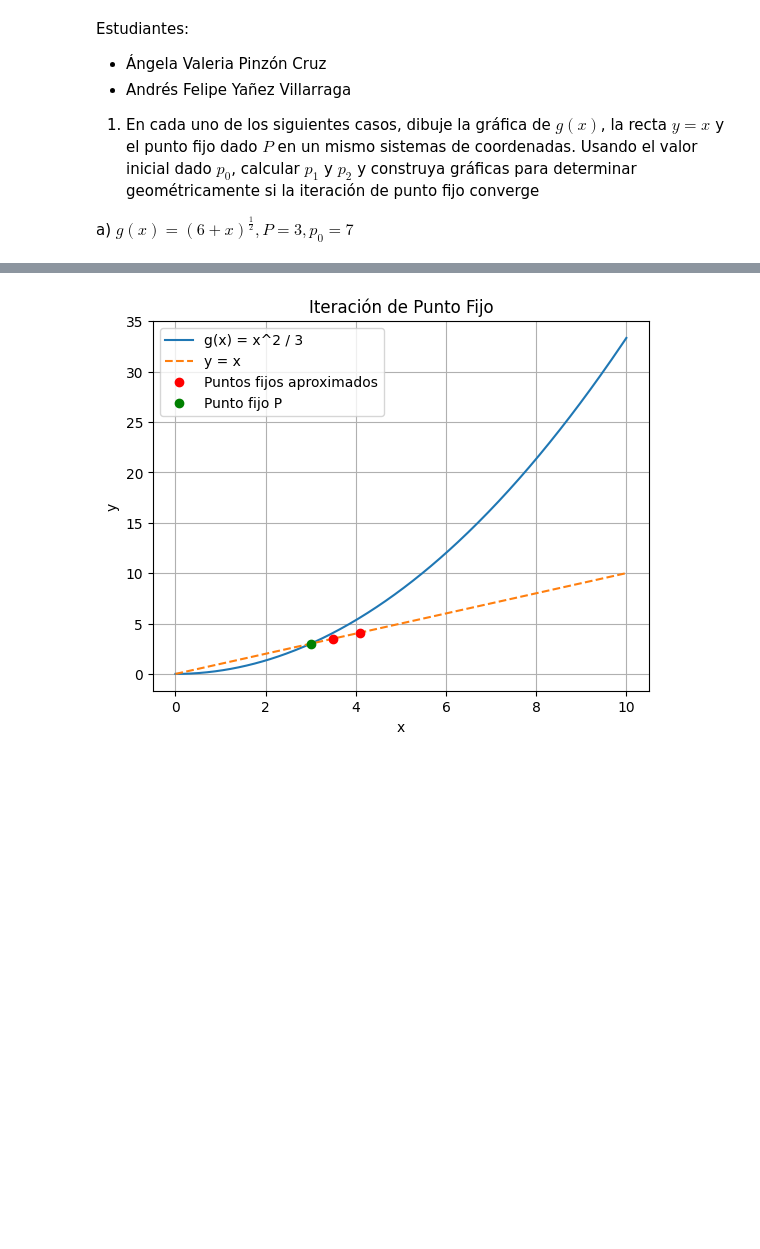
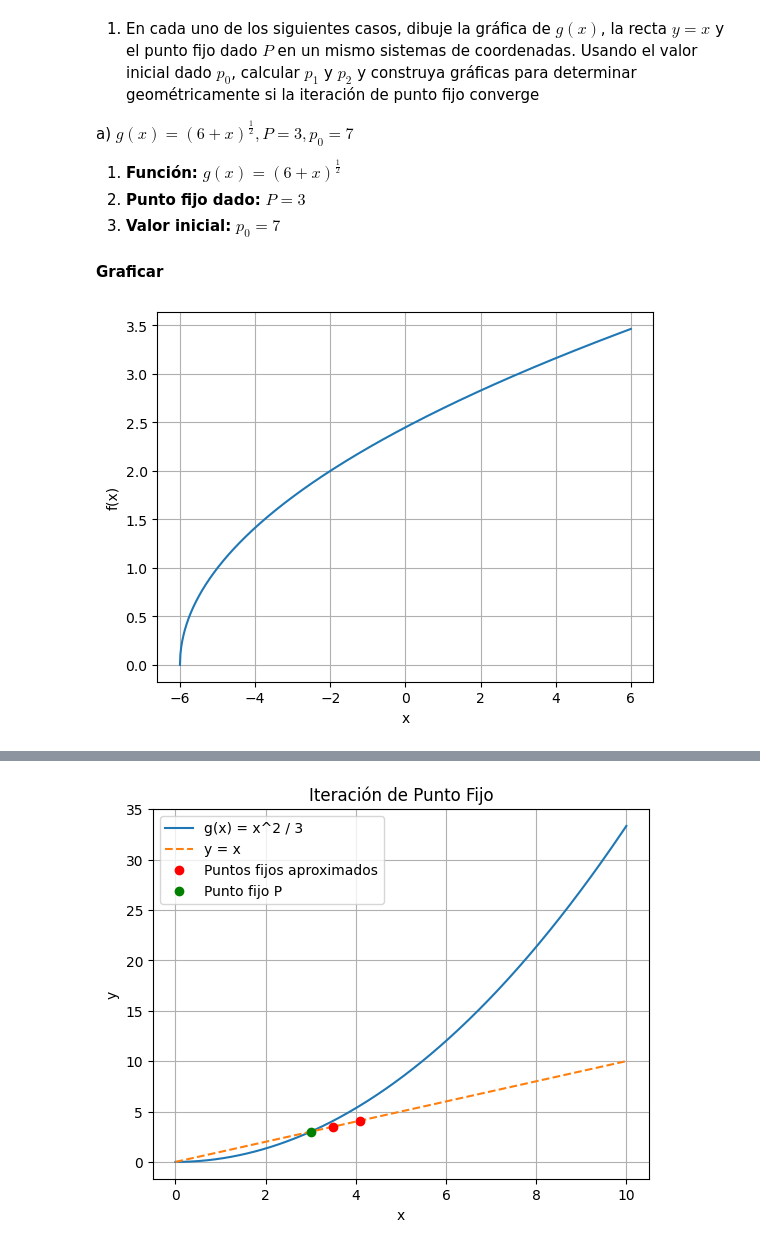
Before and after one commit to AngelaVPC/MetodosNumericos, a Jupyter notebook: Talleres/Taller2PinzónYañez.ipynb, the cells around one changed output, grey strips where cells are left out. Drawn from its saved outputs; the diff is of its cells as text; code cells hidden in the pictures; blank space fills up the shorter version.

```diff
--- a/Talleres/Taller2PinzónYañez.ipynb
+++ b/Talleres/Taller2PinzónYañez.ipynb
@@ -3,3 +4,12 @@ import numpy as np
 import matplotlib.pyplot as plt
 from scipy.optimize import newton
 from scipy.linalg import lu
+# %%
+def graficar(funcion, a, b, n):
+    x = np.linspace(a, b, n)
+    y = funcion(x)
+    plt.plot(x, y)
+    plt.ylabel("f(x)")
+    plt.xlabel("x")
+    plt.grid()
+    plt.show()
@@ -6,8 +21,20 @@ from scipy.linalg import lu
 # %% [markdown]
-Estudiantes:
-- Ángela Valeria Pinzón Cruz
-- Andrés Felipe Yañez Villarraga
-
 1. En cada uno de los siguientes casos, dibuje la gráfica de $g(x)$, la recta $y = x$ y el punto fijo dado $P$ en un mismo sistemas de coordenadas. Usando el valor inicial dado $p_0$, calcular $p_1$ y $p_2$ y construya gráficas para determinar geométricamente si la iteración de punto fijo converge
 
   a) $g(x) = (6 + x)^\frac{1}{2}, P = 3, p_0 = 7$
+
+1. **Función:** $g(x) = (6 + x)^\frac{1}{2}$
+2. **Punto fijo dado:** $P = 3$
+3. **Valor inicial:** $p_0 = 7$
+
+#### Graficar
+# %%
+import matplotlib.pyplot as plt
+import numpy as np
+
+# Definir la función f(x)
+f = lambda x: np.sqrt(6 + x)
+
+graficar(f, -6, 6, 1000)
+# %% [output]
+[figure, added]
```
Also changed, not shown: parts of 20 cells of this notebook.
